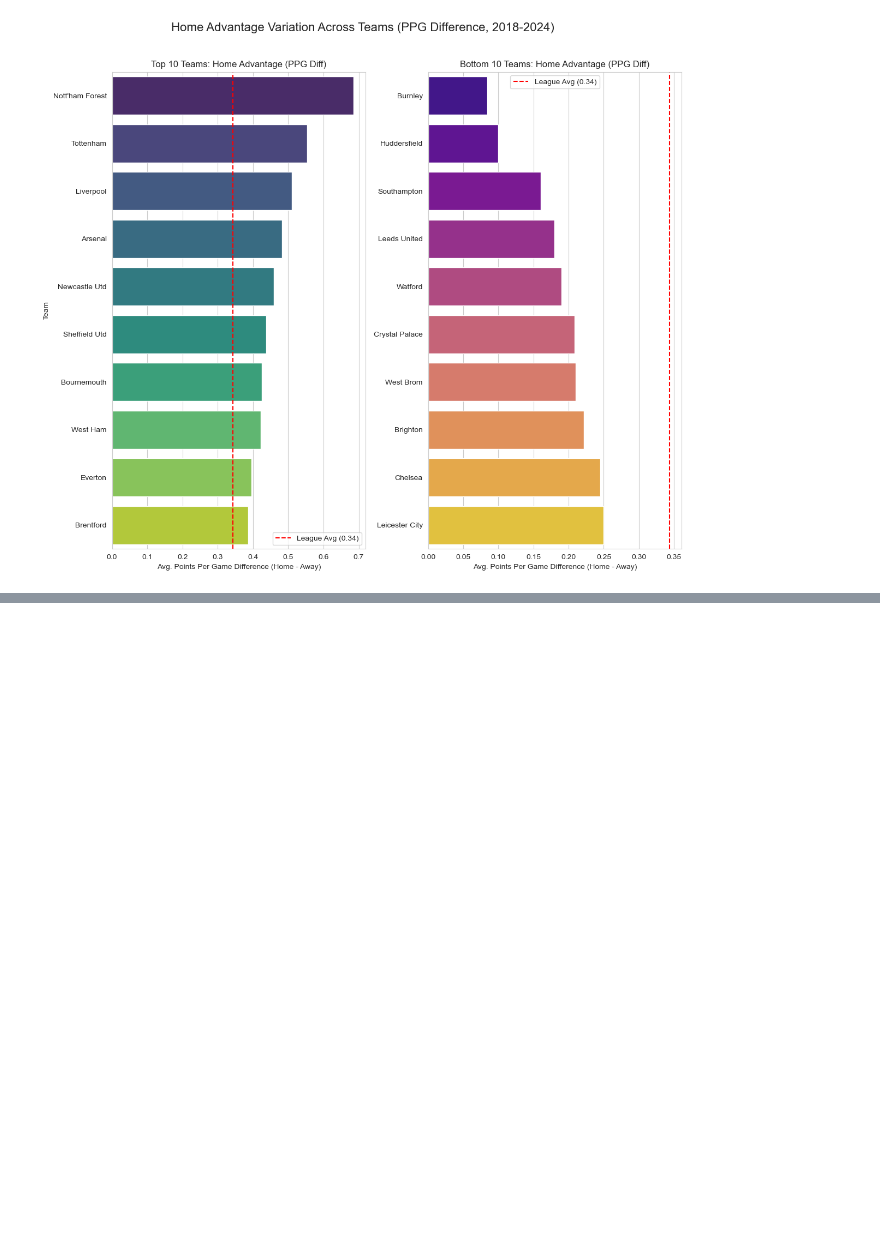
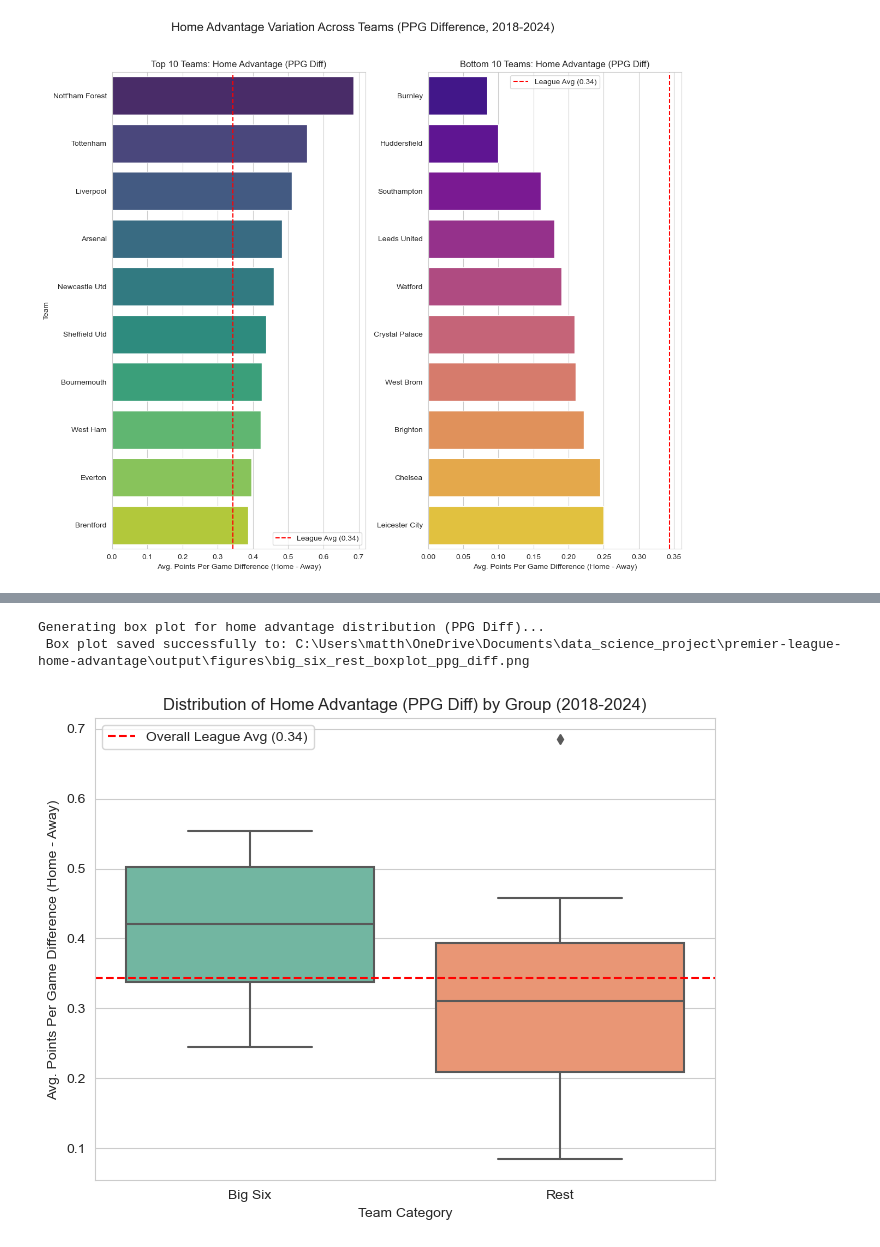
Before and after one commit to MDeighton004/premier-league-home-advantage, a Jupyter notebook: code/1_analysis.ipynb, the cells around one changed output, grey strips where cells are left out. Saved outputs shown, nothing was run; the diff lists cells and outputs as text; code cells hidden in the pictures; blank space fills up the shorter version.

```diff
--- a/code/1_analysis.ipynb
+++ b/code/1_analysis.ipynb
@@ -246,0 +299,42 @@ Generating visualization for Top/Bottom 10 teams...
+# %%
+# Analysis: Big Six vs. Rest Comparison (Visualization - Distribution Box Plot)
+
+# Check if team_avg_stats DataFrame exists and has the 'category' column
+# Also check if overall_ppg_diff exists for the average line
+if 'team_avg_stats' in locals() and team_avg_stats is not None and 'category' in team_avg_stats.columns and 'overall_ppg_diff' in locals():
+    print("\nGenerating box plot for home advantage distribution (PPG Diff)...")
+
+    # Set figure size
+    plt.figure(figsize=(8, 6)) # Adjust size as needed
+
+    # Create the box plot
+    sns.boxplot(x='category', y='ppg_diff', data=team_avg_stats, palette='Set2')
+
+    # Add titles and labels
+    plt.title('Distribution of Home Advantage (PPG Diff) by Group (2018-2024)')
+    plt.xlabel('Team Category')
+    plt.ylabel('Avg. Points Per Game Difference (Home - Away)')
+
+    # Add overall league average line
+    plt.axhline(y=overall_ppg_diff, color='red', linestyle='--', label=f'Overall League Avg ({overall_ppg_diff:.2f})')
+    plt.legend() # Show legend for the average line
+
+    # Define filename and save
+    # Using the original box plot filename
+    plot_filename_box = os.path.join(figures_dir, 'big_six_rest_boxplot_ppg_diff.png')
+    try:
+        plt.savefig(plot_filename_box, bbox_inches='tight', dpi=300)
+        print(f" Box plot saved successfully to: {plot_filename_box}")
+    except Exception as e:
+        print(f" An error occurred while saving the box plot: {e}")
+
+    # Display the plot
+    plt.show()
+
+else:
+    print("\nSkipping box plot generation because required data (team_avg_stats with 'category', overall_ppg_diff) not available.")
+    print(" Ensure the previous cells have been run successfully.")
+# %% [output]
+Generating box plot for home advantage distribution (PPG Diff)...
+ Box plot saved successfully to: C:\Users\matth\OneDrive\Documents\data_science_project\premier-league-home-advantage\output\figures\big_six_rest_boxplot_ppg_diff.png
+[figure, added]
```
Also changed, not shown: parts of 1 cell of this notebook, 1 other file.
